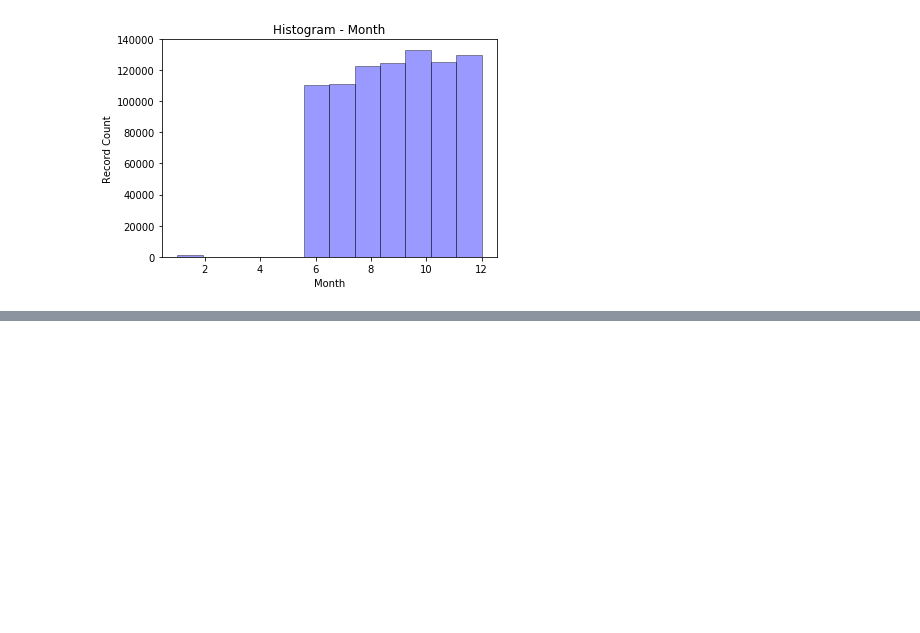
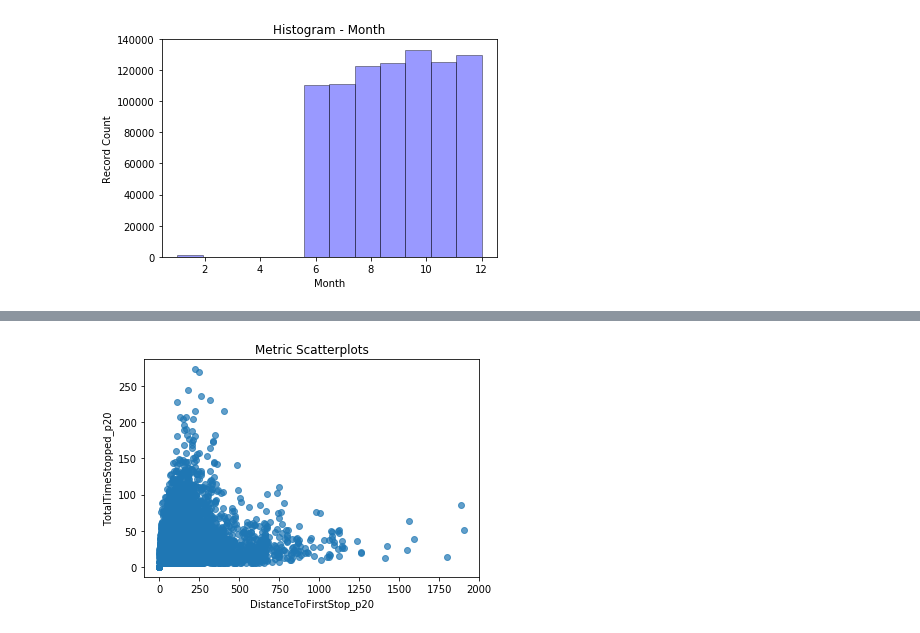
Before and after one commit to emagnusson88/geotab-intersection, a Jupyter notebook: import & visualization_em.ipynb, the cells around one changed output, grey strips where cells are left out. Cells and saved outputs as stored; diff of their text form; code cells hidden in the pictures; blank space fills up the shorter version.

```diff
--- a/import & visualization_em.ipynb
+++ b/import & visualization_em.ipynb
@@ -145,0 +191,14 @@ plt.show()
+# %%
+# feature scaling for PCA
+
+#check for outliers when considering scaling algorithm
+
+plt.scatter(train['DistanceToFirstStop_p20'], train['TotalTimeStopped_p20'], alpha=0.7)
+plt.xlabel('DistanceToFirstStop_p20')
+plt.ylabel('TotalTimeStopped_p20')
+plt.title('Metric Scatterplots')
+plt.show()
+
+# there appear to be some outliers at the upper end of Time Stopped and Distance to First Stop -> need to further check normality
+# %% [output]
+[figure, added]
```
Also changed, not shown: parts of 6 cells of this notebook.
